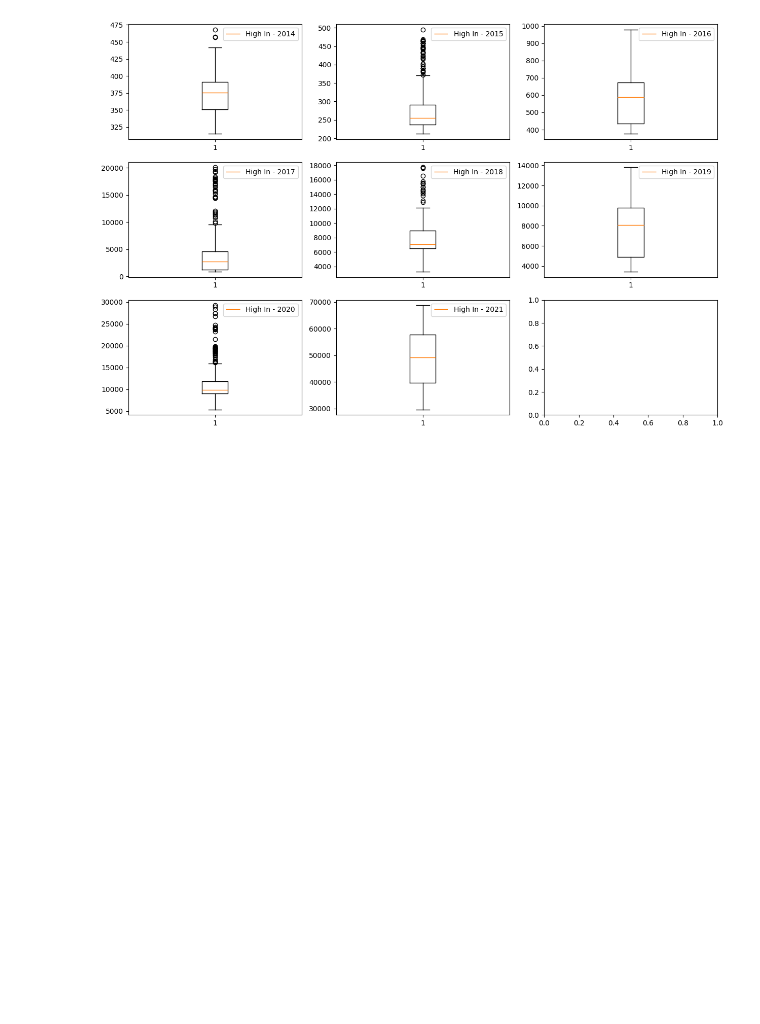
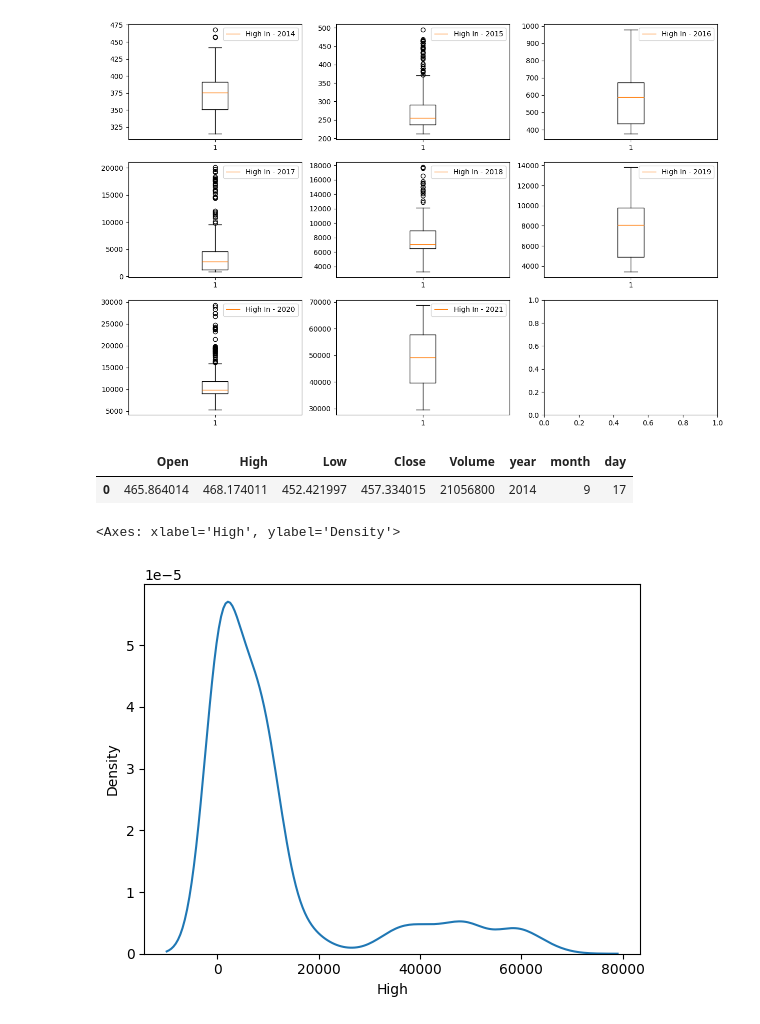
Before and after one commit to saaaaaaaaaaaaaad56/bitcoin-price-prediction, a Jupyter notebook: code.ipynb, the cells around one changed output. Cells and saved outputs as stored; diff of their text form; code cells hidden in the pictures; blank space fills up the shorter version.

```diff
--- a/code.ipynb
+++ b/code.ipynb
@@ -180,3 +193,14 @@ ax[2][1].legend()
 plt.show()
 # %% [output]
 [figure]
+# %%
+df.head(1)
+# %% [output]
+|  | Open | High | Low | Close | Volume | year | month | day |
+| 0 | 465.864014 | 468.174011 | 452.421997 | 457.334015 | 21056800 | 2014 | 9 | 17 |
+# %%
+import seaborn as sns
+sns.kdeplot(df['High'])
+# %% [output]
+<Axes: xlabel='High', ylabel='Density'>
+[figure, added]
```
Also changed, not shown: parts of 18 cells of this notebook.
